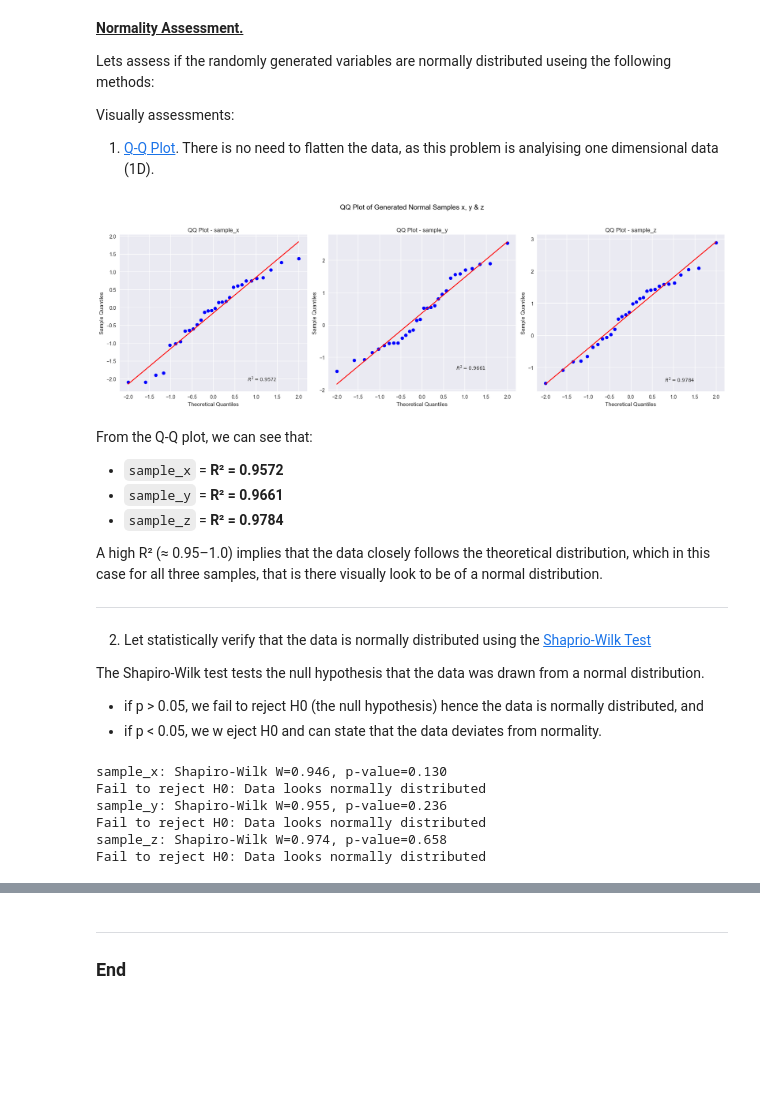
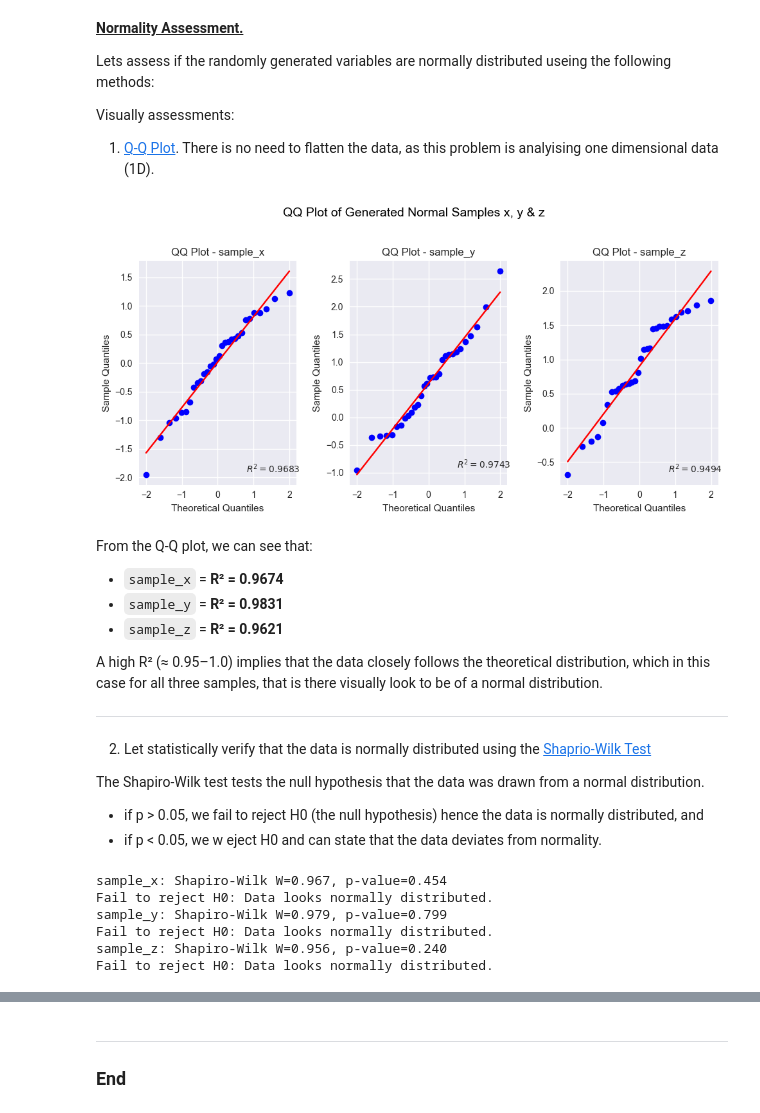
Before and after one commit to Laura6826/applied-statistics-8651, a Jupyter notebook: problems.ipynb, the cells around one changed output, grey strips where cells are left out. Saved outputs shown, nothing was run; the diff lists cells and outputs as text; code cells hidden in the pictures; blank space fills up the shorter version.

```diff
--- a/problems.ipynb
+++ b/problems.ipynb
@@ -1158,7 +1186,9 @@ Write a short note on why ANOVA is preferred over running several t-tests.
 
 As explained in  **Problem 2**, we will use **NumPy Generator** with ``np.random.default_rng()`` and call its ``.binomial()`` method, to generate the necessary random numbers, with the seed '36' to ensure reproducibility.
 # %%
-# Sample data generation
+# Sample data generation, using seed 36.
+rng = np.random.default_rng(36)
+
 # First sample.
 sample_x = rng.normal(loc=0, scale=1.0, size=30)
 
@@ -1177,40 +1207,40 @@ Visually assessments:
 1. [Q-Q Plot](https://docs.scipy.org/doc/scipy/reference/generated/scipy.stats.probplot.html). There is no need to flatten the data, as this problem is analyising one dimensional data (1D).
 # %%
 # Set up the figure and axes for three QQ plots side by side
-fig, axes = plt.subplots(1, 3, figsize=(18, 6))
+fig, axes = plt.subplots(1, 3, figsize=(10, 5))
 
 # Create QQ plots for each sample
 # probplot returns (theoretical quantiles, ordered values)
 # Reference: https://docs.scipy.org/doc/scipy/reference/generated/scipy.stats.probplot.html
 stats.probplot(sample_x, dist="norm", plot=axes[0], rvalue=True)
 axes[0].set_title("QQ Plot - sample_x")
 axes[0].set_xlabel("Theoretical Quantiles")
 axes[0].set_ylabel("Sample Quantiles")
 
 stats.probplot(sample_y, dist="norm", plot=axes[1], rvalue=True)
 axes[1].set_title("QQ Plot - sample_y")
 axes[1].set_xlabel("Theoretical Quantiles")
 axes[1].set_ylabel("Sample Quantiles")
 
 stats.probplot(sample_z, dist="norm", plot=axes[2], rvalue=True)
 axes[2].set_title("QQ Plot - sample_z")
 axes[2].set_xlabel("Theoretical Quantiles")
 axes[2].set_ylabel("Sample Quantiles")
 
 # Add a super-title for the whole figure
 fig.suptitle("QQ Plot of Generated Normal Samples x, y & z", fontsize=14, color="black")
 
 # Adjust layout and show
 plt.tight_layout(rect=[0, 0, 1, 0.95])  # leave space for suptitle
 plt.show()
 # %% [output]
-[figure, old version]
+[figure, new version]
 # %% [markdown]
 From the Q-Q plot, we can see that:
 
-- ``sample_x`` = **R² = 0.9572**
-- ``sample_y`` = **R² = 0.9661**
-- ``sample_z`` = **R² = 0.9784**
+- ``sample_x`` = **R² = 0.9674**
+- ``sample_y`` = **R² = 0.9831**
+- ``sample_z`` = **R² = 0.9621**
 
 A high R² (≈ 0.95–1.0) implies that the data closely follows the theoretical distribution, which in this case for all three samples, that is there visually look to be of a normal distribution.
 
@@ -1233,16 +1263,16 @@ for name, sample in zip(["sample_x", "sample_y", "sample_z"], [sample_x, sample_
 
     # Interpret the p-value
     if p > 0.05:
-        print("Fail to reject H0: Data looks normally distributed")
+        print("Fail to reject H0: Data looks normally distributed.")
     else:
-        print("Reject H0: Data deviates from normality")
+        print("Reject H0: Data deviates from normality.")
 # %% [output]
-sample_x: Shapiro-Wilk W=0.946, p-value=0.130
-Fail to reject H0: Data looks normally distributed
-sample_y: Shapiro-Wilk W=0.955, p-value=0.236
-Fail to reject H0: Data looks normally distributed
-sample_z: Shapiro-Wilk W=0.974, p-value=0.658
-Fail to reject H0: Data looks normally distributed
+sample_x: Shapiro-Wilk W=0.967, p-value=0.454
+Fail to reject H0: Data looks normally distributed.
+sample_y: Shapiro-Wilk W=0.979, p-value=0.799
+Fail to reject H0: Data looks normally distributed.
+sample_z: Shapiro-Wilk W=0.956, p-value=0.240
+Fail to reject H0: Data looks normally distributed.
 # %% [markdown]
 <u>Shapiro–Wilk Interpretation</u>
 
```
Also changed, not shown: parts of 25 cells of this notebook.
